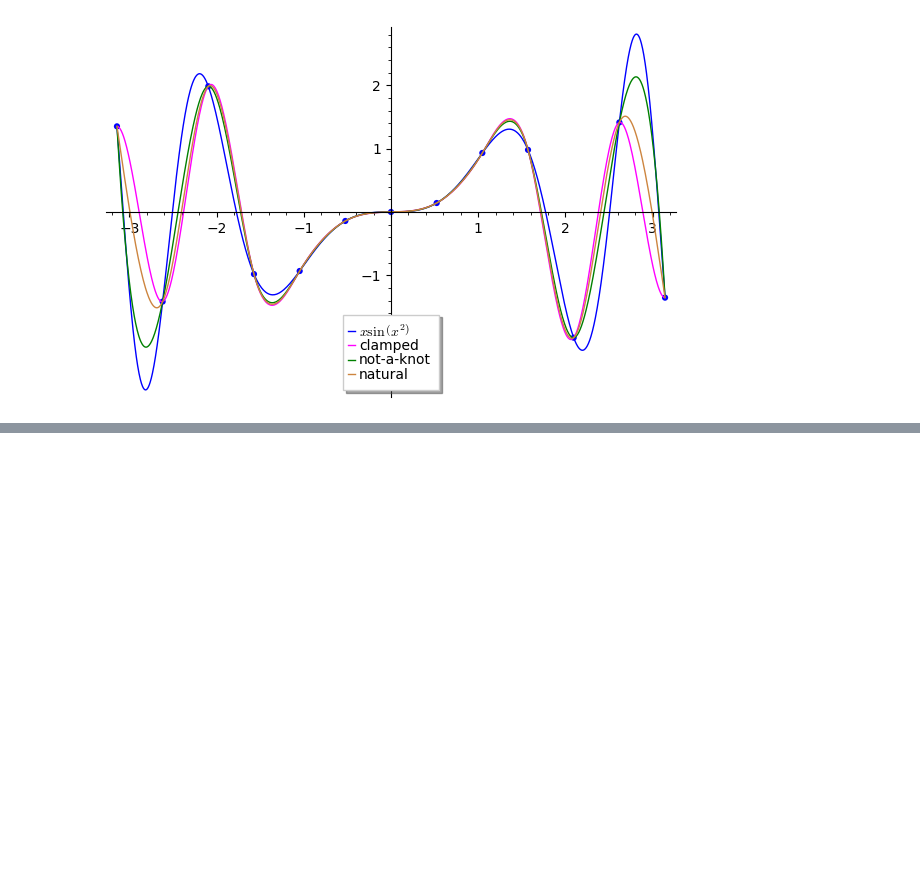
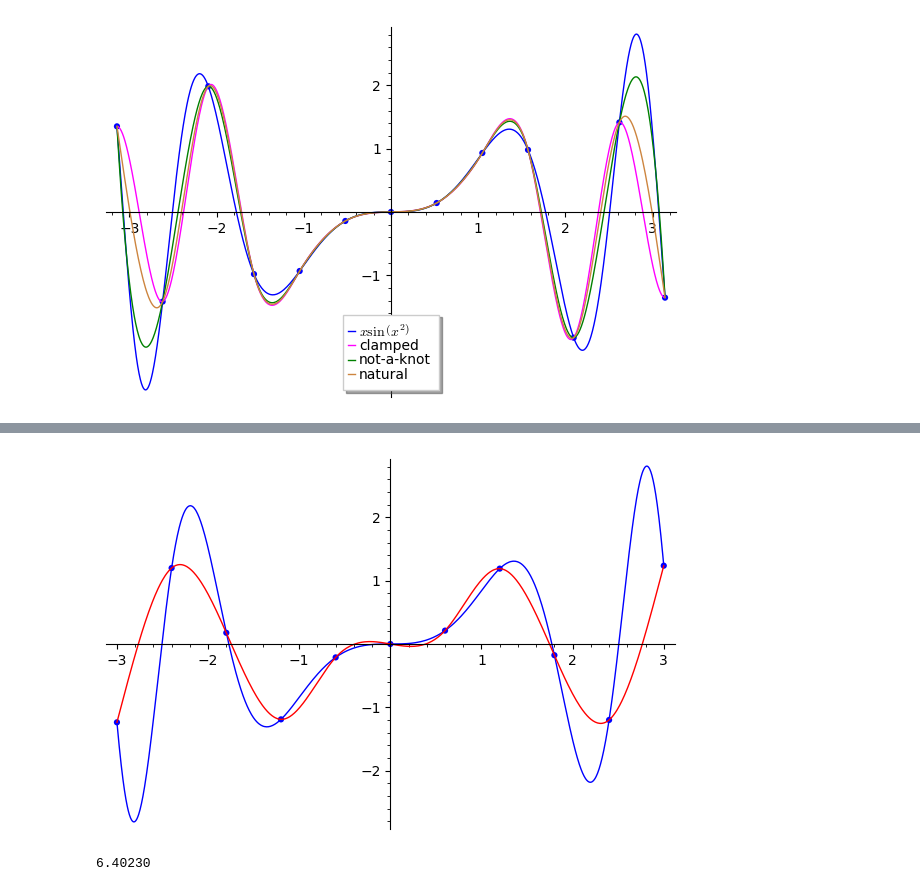
Before and after one commit to jaruizca/Codigo_Intepolacion_Polinomial_Segmentaria, a Jupyter notebook: Notebook.ipynb, the cells around one changed output, grey strips where cells are left out. Saved outputs shown, nothing was run; the diff lists cells and outputs as text; code cells hidden in the pictures; blank space fills up the shorter version.

```diff
--- a/Notebook.ipynb
+++ b/Notebook.ipynb
@@ -229,0 +262,4 @@ P.save("figuras/xsinxsr_CubicSpline_n13.svg",dpi=150)
+# %%
+P.plot()
+# %% [output]
+[figure, added]
@@ -229,0 +270,4 @@ P.save("figuras/xsinxsr_CubicSpline_n13.svg",dpi=150)
+# %%
+E(x).n(digits=6)
+# %% [output]
+6.40230
```
Also changed, not shown: parts of 18 cells of this notebook.
